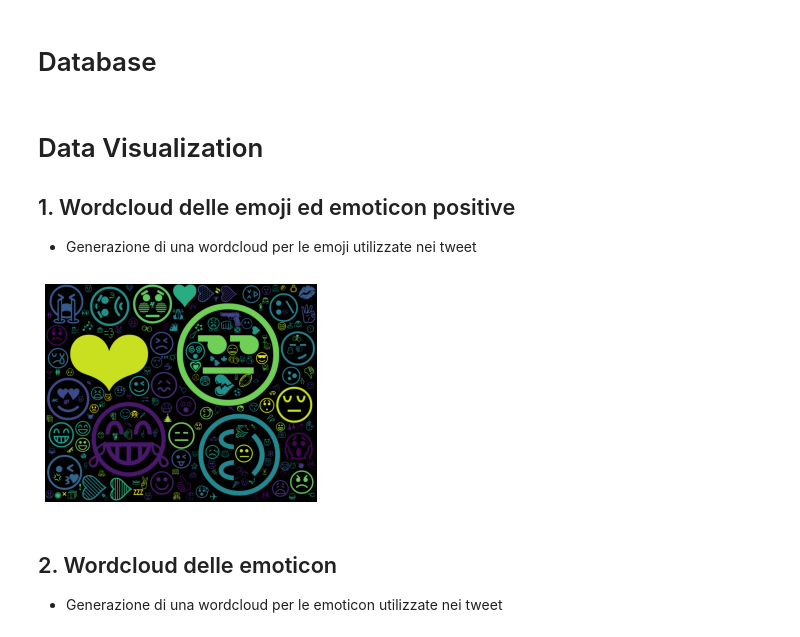
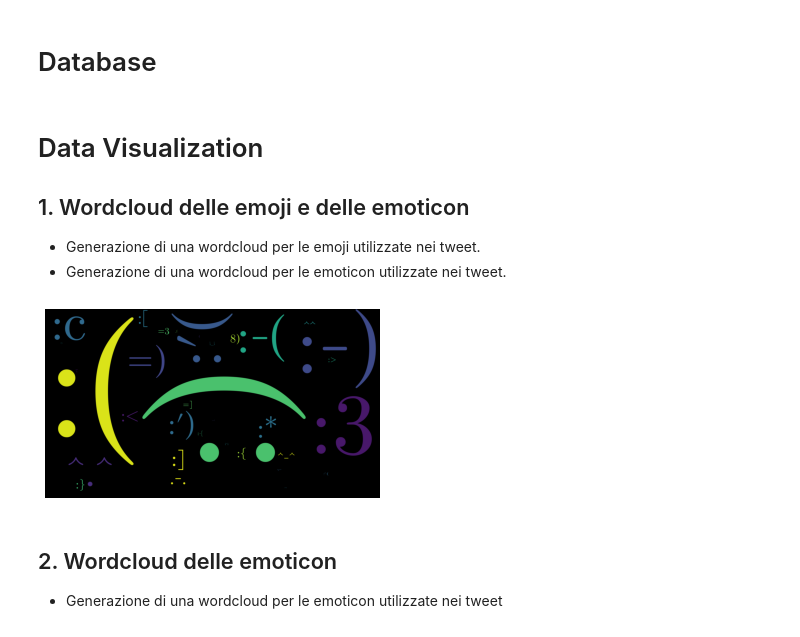
Before and after one commit to FakeBlubba/MAADB, a Jupyter notebook: maadb_project.ipynb, the cells around one changed output. Cells and saved outputs as stored; diff of their text form; code cells hidden in the pictures.

```diff
--- a/maadb_project.ipynb
+++ b/maadb_project.ipynb
@@ -353,13 +359,17 @@ Tempo di esecuzione 92.56774997711182 secondi.
     # Calcolare la percentuale delle parole di ciascuna delle risorse (i diversi file relativi a uno dei sentimenti, rappresentati nella figura con il simbolo X) in cui le parole sono presenti anche nei messaggi tweet secondo lo schema mostrato qui sotto:
 # %% [markdown]
 # Data Visualization
-## 1. Wordcloud delle emoji ed emoticon positive
-- Generazione di una wordcloud per le emoji utilizzate nei tweet
+## 1. Wordcloud delle emoji e delle emoticon
+- Generazione di una wordcloud per le emoji utilizzate nei tweet.
+- Generazione di una wordcloud per le emoticon utilizzate nei tweet.
 # %%
 # Salva e genera la wordcloud relativa alle emoji
-simple_wordcloud(emojis)
+simple_wordcloud(emojis, 'emojis')
+
+# Salva e genera la wordcloud relativa alle emoticon
+simple_wordcloud(emoticons, 'emoticons')
 # %% [output]
-[figure, old version]
+[figure, new version]
 # %% [markdown]
 ## 2. Wordcloud delle emoticon
 - Generazione di una wordcloud per le emoticon utilizzate nei tweet
```
Also changed, not shown: parts of 10 cells of this notebook.
